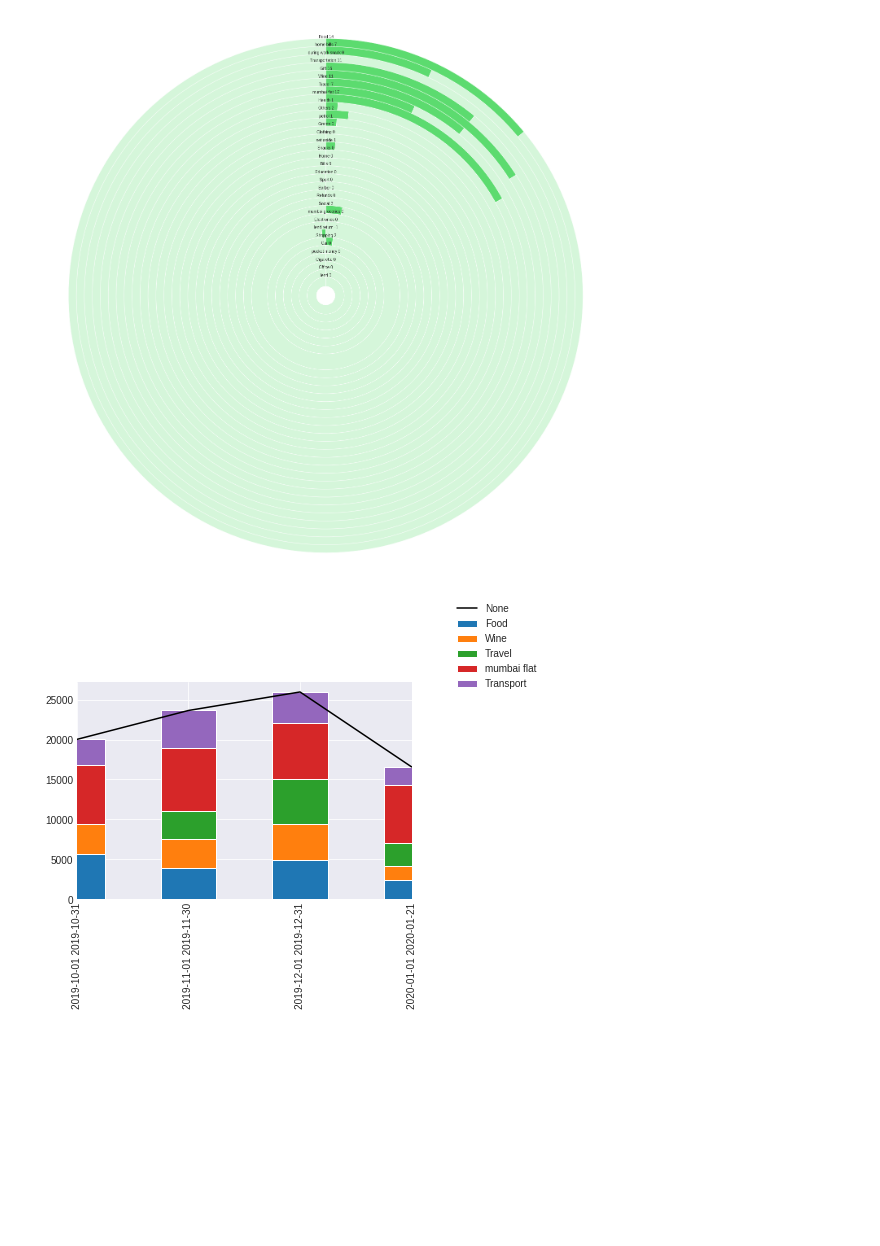
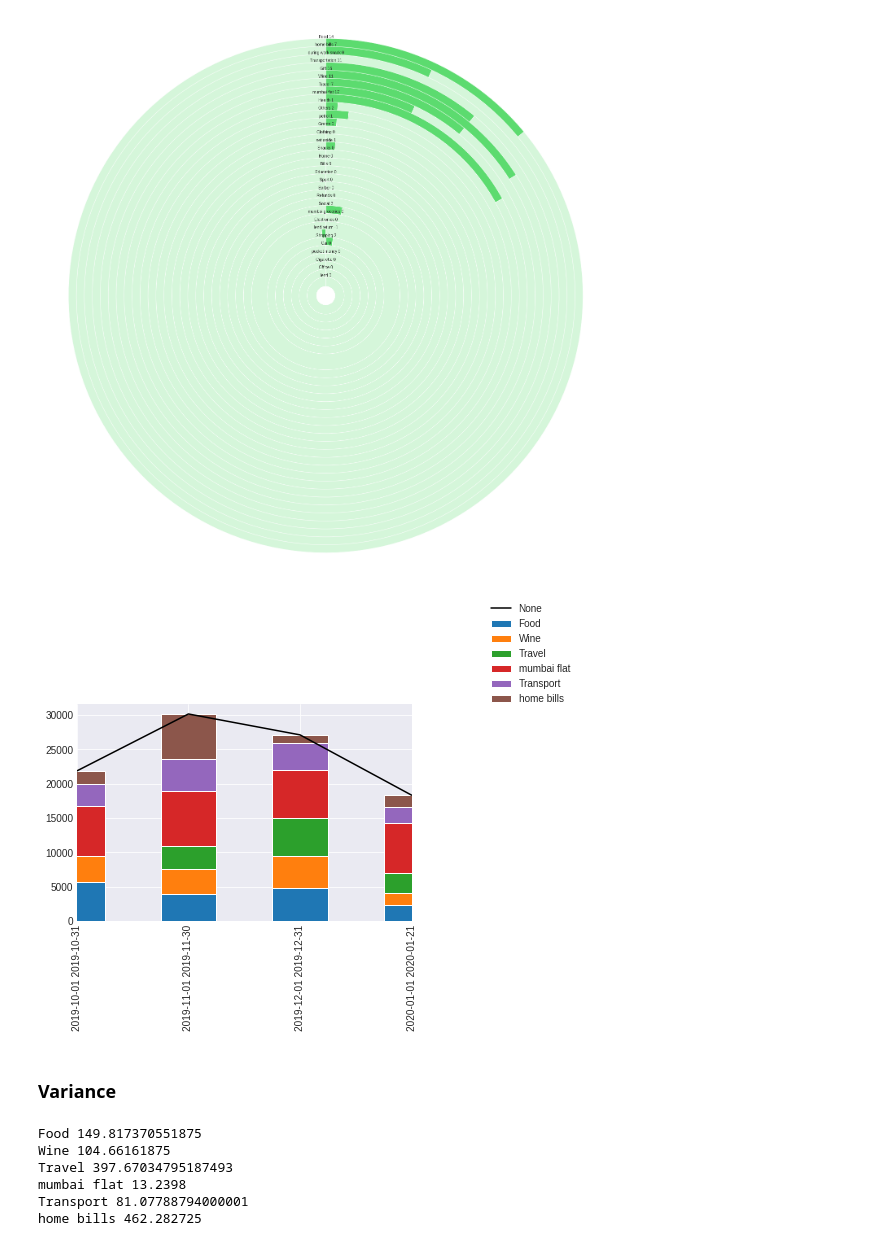
Before and after one commit to ShreyasKbrn/the_cashflow, a Jupyter notebook: app.ipynb, the cells around one changed output. Cells and saved outputs as stored; diff of their text form; code cells hidden in the pictures; blank space fills up the shorter version.

Commit message:
Variance

```diff
--- a/app.ipynb
+++ b/app.ipynb
@@ -564,33 +564,57 @@ plt.show()
 import pandas as pd
 import matplotlib.pyplot as plt
 
 def stacked1():
     startDates = ['2019-10-01', '2019-11-01', '2019-12-01','2020-01-01']
     endDates = ['2019-10-31', '2019-11-30','2019-12-31','2020-01-21']
     indexes = []
 
     data_dic = {}
 
-    categories = ['Food','Wine','Travel', 'mumbai flat', 'Transport']
+    categories = ['Food','Wine','Travel', 'mumbai flat', 'Transport','home bills']
 
     for category in categories:
         category_totals=[]
         for i in range(len(startDates)):
             categoryData = getDataForCategory(data.copy(), category, startDates[i], endDates[i], False)
             category_totals.append(-1*np.sum(categoryData[column_map['amount']].values))
         data_dic[category] = category_totals
 
     for i in range(len(startDates)):
         indexes.append(startDates[i]+' '+endDates[i])
     df = pd.DataFrame(index = indexes,data= data_dic)
 
     ax = df.plot(kind="bar", stacked=True)
 
     df.sum(axis=1).plot(ax=ax, color="k")
 
-    plt.legend(loc="upper right", bbox_to_anchor=(0.9, 0.9, 0.5, 0.5))
+    plt.legend(loc="upper right", bbox_to_anchor=(0.9, 0.9, 0.6, 0.6))
     plt.xticks(rotation='vertical')
     plt.show()
 stacked1()
 # %% [output]
-[figure, old version]
+[figure, new version]
+# %% [markdown]
+### Variance
+# %%
+startDates = ['2019-10-01', '2019-11-01', '2019-12-01','2020-01-01']
+endDates = ['2019-10-31', '2019-11-30','2019-12-31','2020-01-21']
+indexes = []
+
+data_dic = {}
+
+categories = ['Food','Wine','Travel', 'mumbai flat', 'Transport','home bills']
+
+for category in categories:
+    category_totals=[]
+    for i in range(len(startDates)):
+        categoryData = getDataForCategory(data.copy(), category, startDates[i], endDates[i], False)
+        category_totals.append(-1*np.sum(categoryData[column_map['amount']].values))
+    print(category, np.var(category_totals)/10000)
+# %% [output]
+Food 149.817370551875
+Wine 104.66161875
+Travel 397.67034795187493
+mumbai flat 13.2398
+Transport 81.07788794000001
+home bills 462.282725
```
